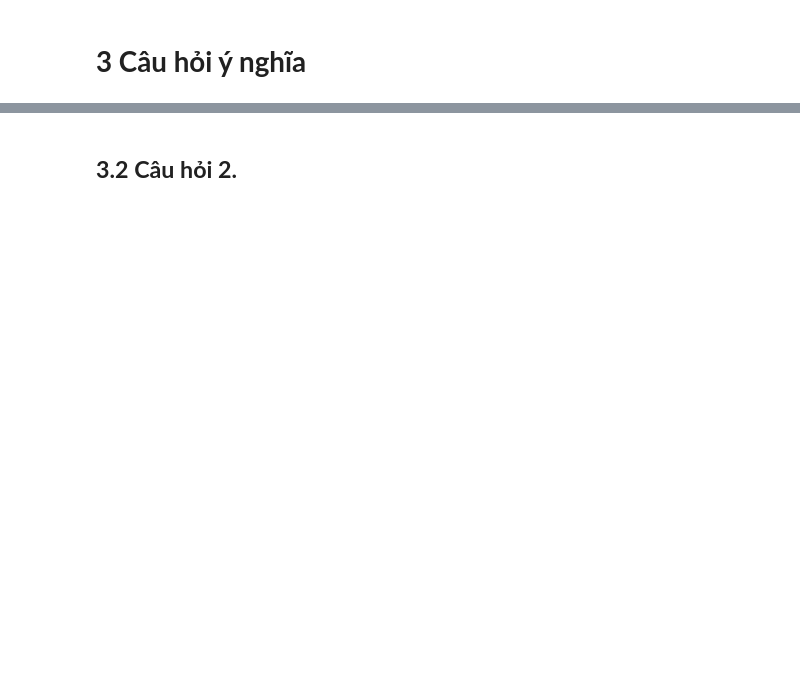
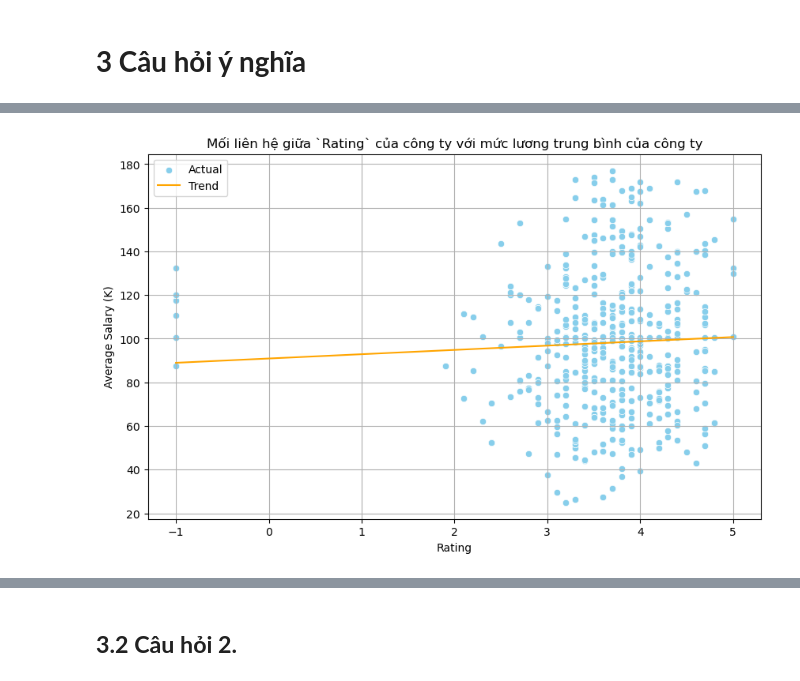
Before and after one commit to BeSo2003/Data-Visualization, a Jupyter notebook: Lab01/Eda.ipynb, the cells around one changed output, grey strips where cells are left out. Drawn from its saved outputs; the diff is of its cells as text; code cells hidden in the pictures; blank space fills up the shorter version.

```diff
--- a/Lab01/Eda.ipynb
+++ b/Lab01/Eda.ipynb
@@ -175,0 +235,25 @@ dtype: int64
+# %%
+df = cleaned_df.copy()
+
+# Tính toán mức lương trung bình theo Rating
+avg_salary_by_rating = df.groupby('Rating')['Avg Salary(K)'].mean().reset_index()
+
+# Vẽ biểu đồ phân tán kết hợp với đường trend
+plt.figure(figsize=(10, 6))
+
+# Scatter plot
+sns.scatterplot(x='Rating', y='Avg Salary(K)', data=df, color='skyblue', label='Actual')
+
+# Trend line
+z = np.polyfit(avg_salary_by_rating['Rating'], avg_salary_by_rating['Avg Salary(K)'], 1)
+p = np.poly1d(z)
+plt.plot(avg_salary_by_rating['Rating'], p(avg_salary_by_rating['Rating']), color='orange', linestyle='-', label='Trend')
+
+plt.xlabel('Rating')
+plt.ylabel('Average Salary (K)')
+plt.title('Mối liên hệ giữa `Rating` của công ty với mức lương trung bình của công ty')
+plt.legend()
+plt.grid(True)
+plt.show()
+# %% [output]
+[figure, added]
```
Also changed, not shown: parts of 9 cells of this notebook.
